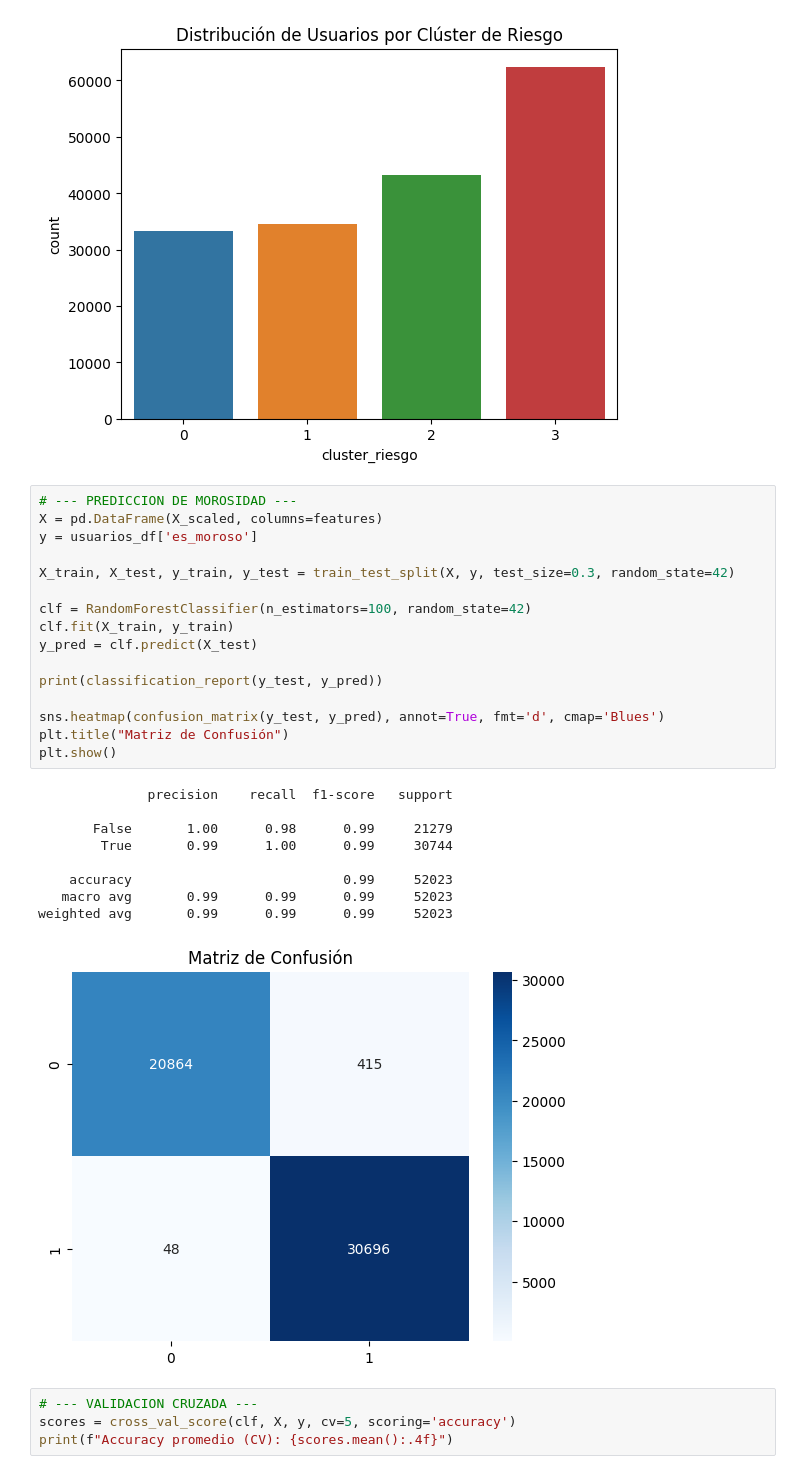
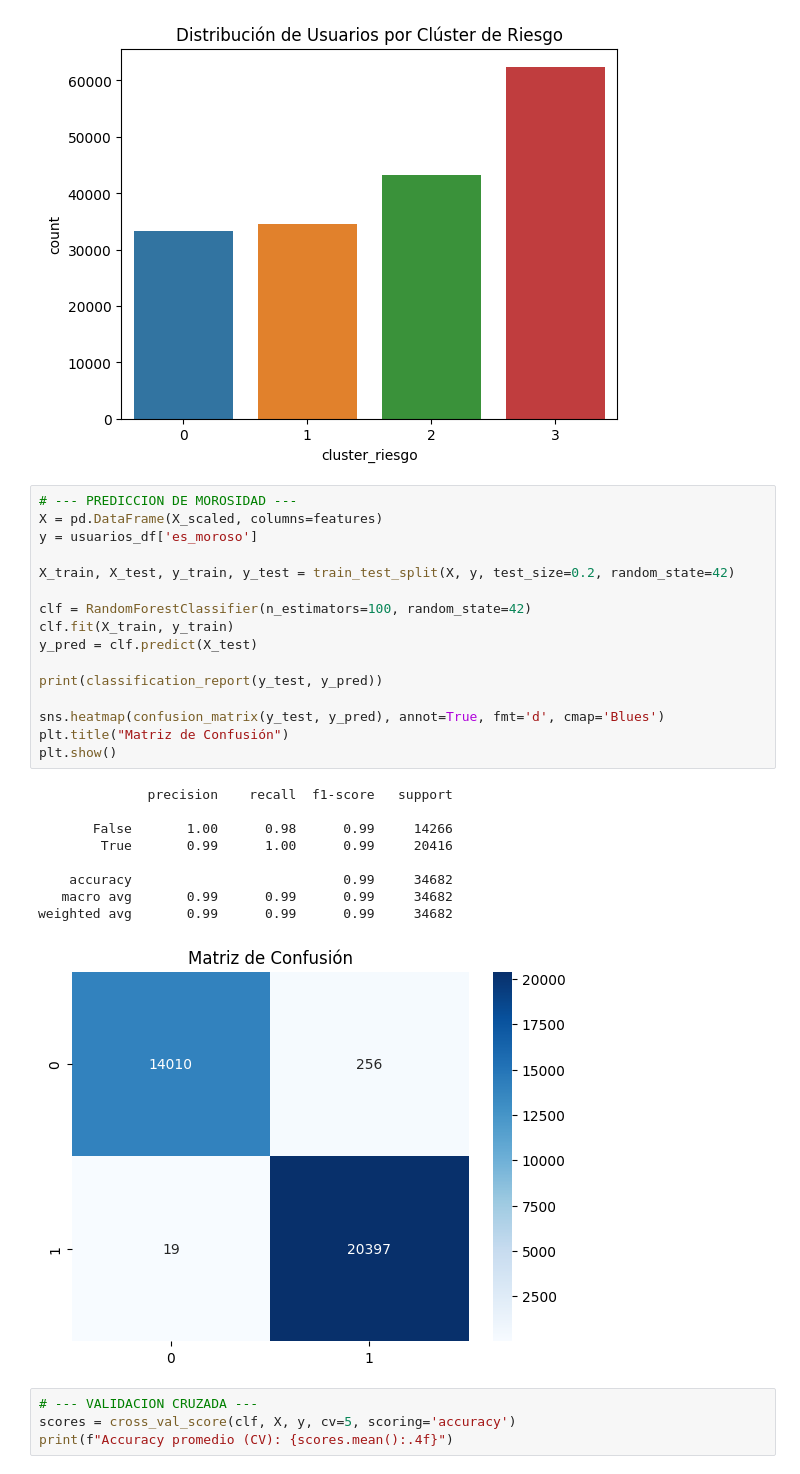
Before and after one commit to vfpomer/banco_creditos, a Jupyter notebook: notebooks/modelo_morosidad.ipynb, the cells around one changed output. Cells and saved outputs as stored; diff of their text form.

```diff
--- a/notebooks/modelo_morosidad.ipynb
+++ b/notebooks/modelo_morosidad.ipynb
@@ -135,29 +135,29 @@ plt.show()
 # %%
 # --- PREDICCION DE MOROSIDAD ---
 X = pd.DataFrame(X_scaled, columns=features)
 y = usuarios_df['es_moroso']
 
-X_train, X_test, y_train, y_test = train_test_split(X, y, test_size=0.3, random_state=42)
+X_train, X_test, y_train, y_test = train_test_split(X, y, test_size=0.2, random_state=42)
 
 clf = RandomForestClassifier(n_estimators=100, random_state=42)
 clf.fit(X_train, y_train)
 y_pred = clf.predict(X_test)
 
 print(classification_report(y_test, y_pred))
 
 sns.heatmap(confusion_matrix(y_test, y_pred), annot=True, fmt='d', cmap='Blues')
 plt.title("Matriz de Confusión")
 plt.show()
 # %% [output]
               precision    recall  f1-score   support
 
-       False       1.00      0.98      0.99     21279
-        True       0.99      1.00      0.99     30744
+       False       1.00      0.98      0.99     14266
+        True       0.99      1.00      0.99     20416
 
-    accuracy                           0.99     52023
-   macro avg       0.99      0.99      0.99     52023
-weighted avg       0.99      0.99      0.99     52023
+    accuracy                           0.99     34682
+   macro avg       0.99      0.99      0.99     34682
+weighted avg       0.99      0.99      0.99     34682
-[figure, old version]
+[figure, new version]
 # %%
 # --- VALIDACION CRUZADA ---
 scores = cross_val_score(clf, X, y, cv=5, scoring='accuracy')
```
Also changed, not shown: parts of 6 cells of this notebook, 2 other files.
